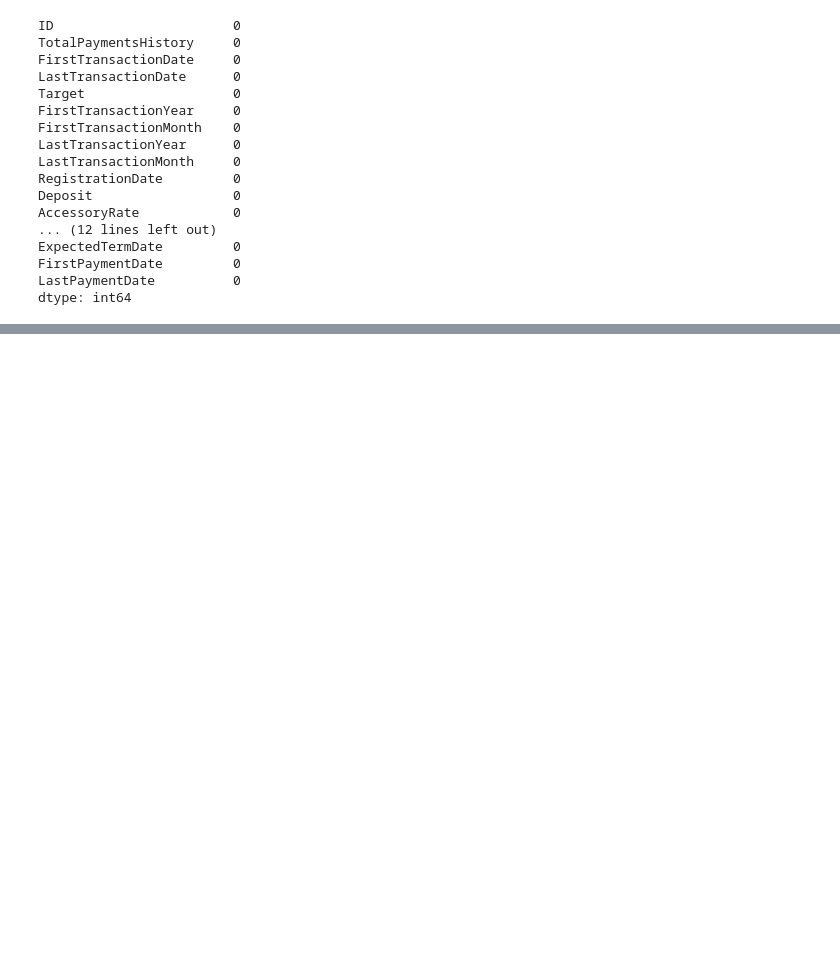
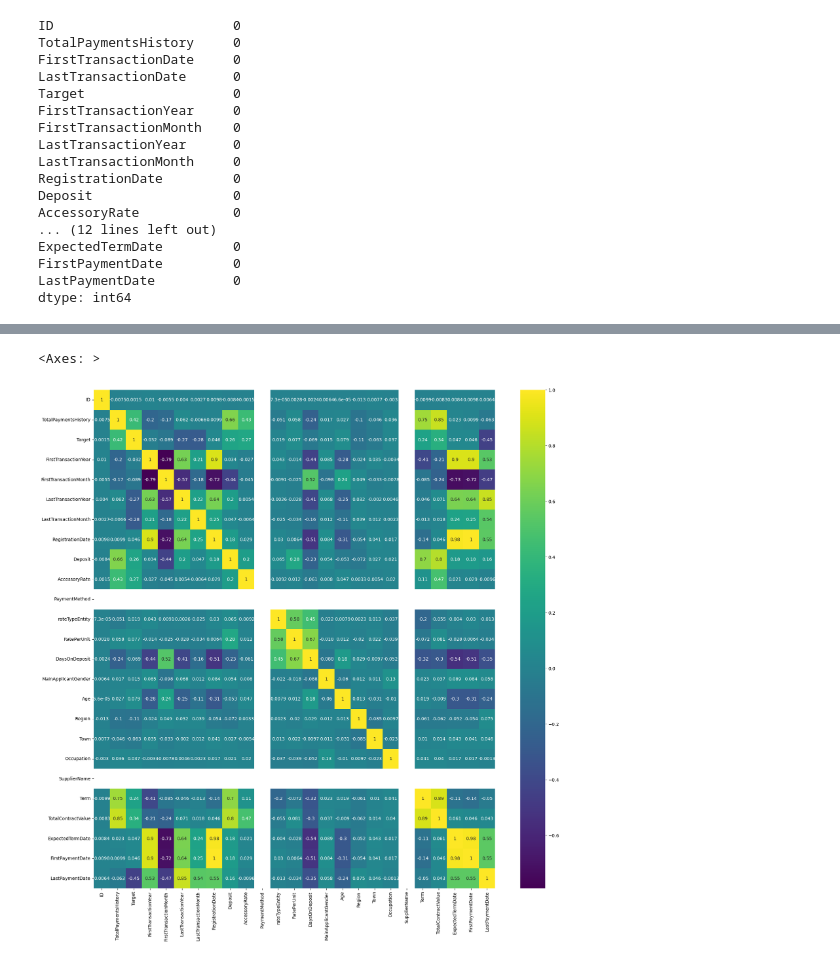
Before and after one commit to ashioyajotham/Daily-ML, a Jupyter notebook: ambassador-skill-up-hackathon/Ambassador_hack.ipynb, the cells around one changed output, grey strips where cells are left out. Saved outputs shown, nothing was run; the diff lists cells and outputs as text; code cells hidden in the pictures; blank space fills up the shorter version.

```diff
--- a/ambassador-skill-up-hackathon/Ambassador_hack.ipynb
+++ b/ambassador-skill-up-hackathon/Ambassador_hack.ipynb
@@ -128,0 +171,15 @@ dtype: int64
+# %%
+# Convert the categorical columns to numerical columns using LabelEncoder
+from sklearn.preprocessing import LabelEncoder
+le = LabelEncoder()
+for col in train.columns:
+    if train[col].dtype == 'object':
+        train[col] = le.fit_transform(train[col])
+# %%
+# Correlation matrix
+corr = train.select_dtypes('number').corr()
+plt.figure(figsize=(20, 20))
+sns.heatmap(corr, annot=True, cmap='viridis')
+# %% [output]
+<Axes: >
+[figure, added]
```
Also changed, not shown: parts of 20 cells of this notebook, 9 other files.
